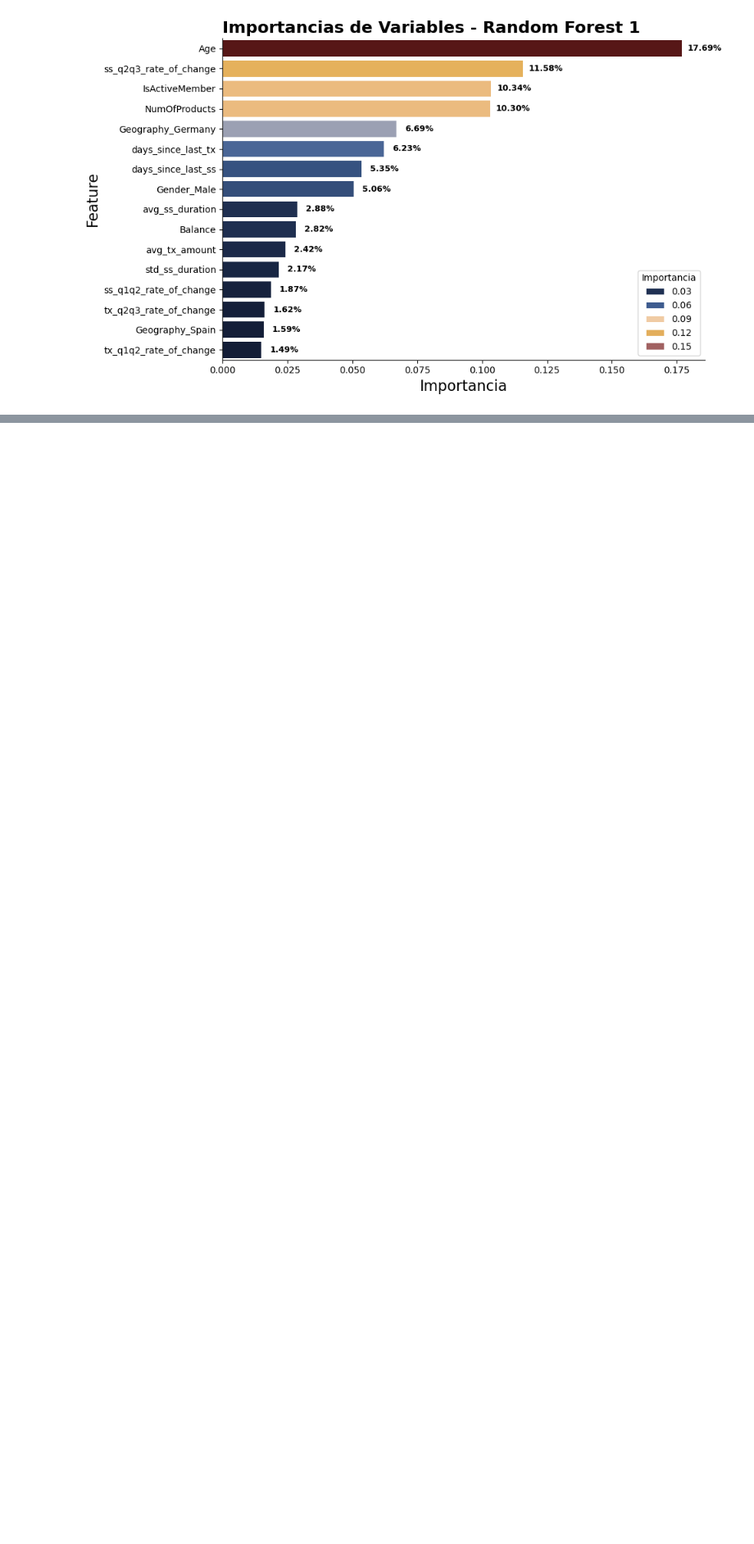
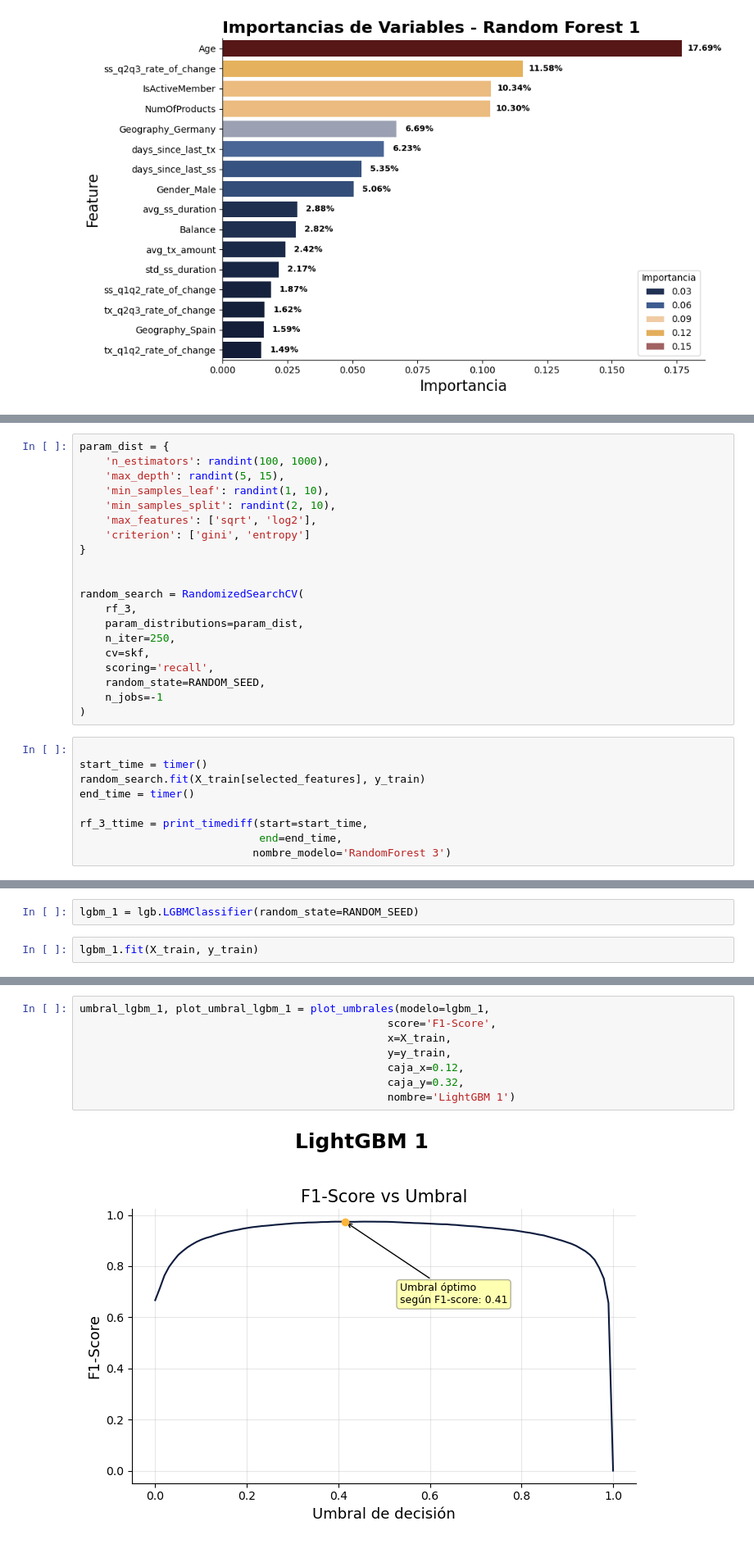
Before and after one commit to ignaciomajo/velarion_fintech, a Jupyter notebook: Modeling_Velarion.ipynb, the cells around one changed output, grey strips where cells are left out. Shown at 82% size. Saved outputs shown, nothing was run; the diff lists cells and outputs as text; blank space fills up the shorter version.

```diff
--- a/Modeling_Velarion.ipynb
+++ b/Modeling_Velarion.ipynb
@@ -1365,0 +1745,29 @@ plot_analisis_variables(df=df_rf_1_importances,
+# %%
+param_dist = {
+    'n_estimators': randint(100, 1000),
+    'max_depth': randint(5, 15),
+    'min_samples_leaf': randint(1, 10),
+    'min_samples_split': randint(2, 10),
+    'max_features': ['sqrt', 'log2'],
+    'criterion': ['gini', 'entropy']
+}
+
+
+random_search = RandomizedSearchCV(
+    rf_3,
+    param_distributions=param_dist,
+    n_iter=250,
+    cv=skf,
+    scoring='recall',
+    random_state=RANDOM_SEED,
+    n_jobs=-1
+)
+# %%
+
+start_time = timer()
+random_search.fit(X_train[selected_features], y_train)
+end_time = timer()
+
+rf_3_ttime = print_timediff(start=start_time,
+                            end=end_time,
+                           nombre_modelo='RandomForest 3')
@@ -1365,0 +1897,4 @@ plot_analisis_variables(df=df_rf_1_importances,
+# %%
+lgbm_1 = lgb.LGBMClassifier(random_state=RANDOM_SEED)
+# %%
+lgbm_1.fit(X_train, y_train)
@@ -1365,0 +1941,10 @@ plot_analisis_variables(df=df_rf_1_importances,
+# %%
+umbral_lgbm_1, plot_umbral_lgbm_1 = plot_umbrales(modelo=lgbm_1,
+                                                score='F1-Score',
+                                                x=X_train,
+                                                y=y_train,
+                                                caja_x=0.12,
+                                                caja_y=0.32,
+                                                nombre='LightGBM 1')
+# %% [output]
+[figure, added]
```
Also changed, not shown: parts of 236 cells of this notebook.
